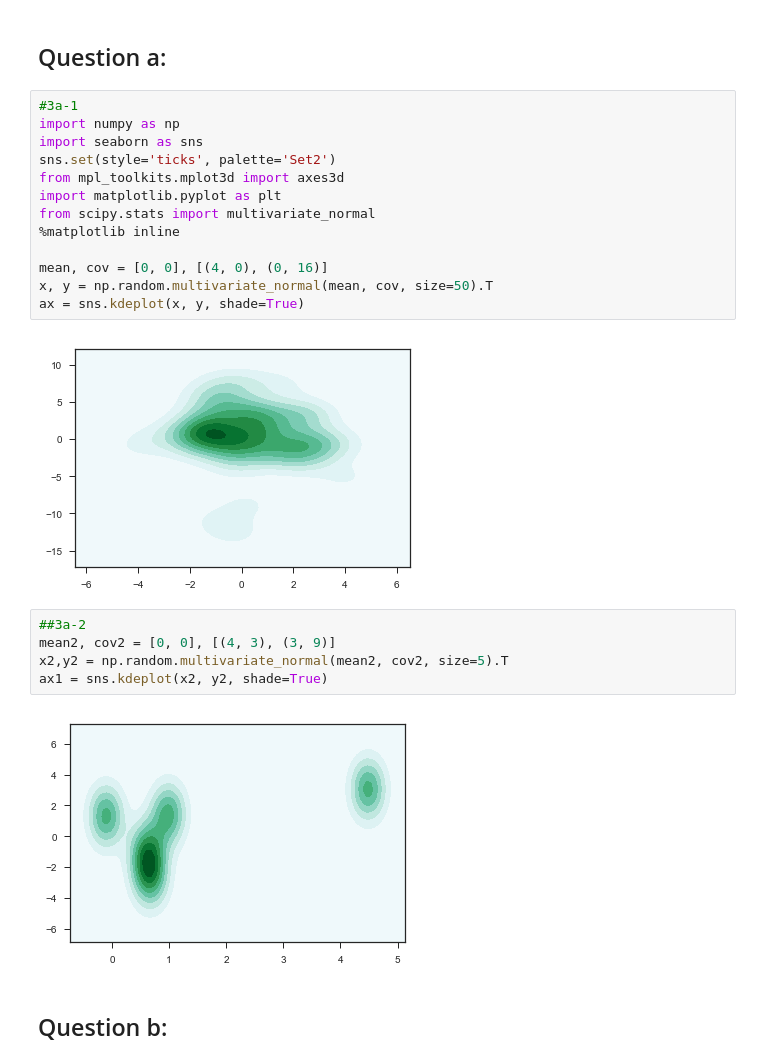
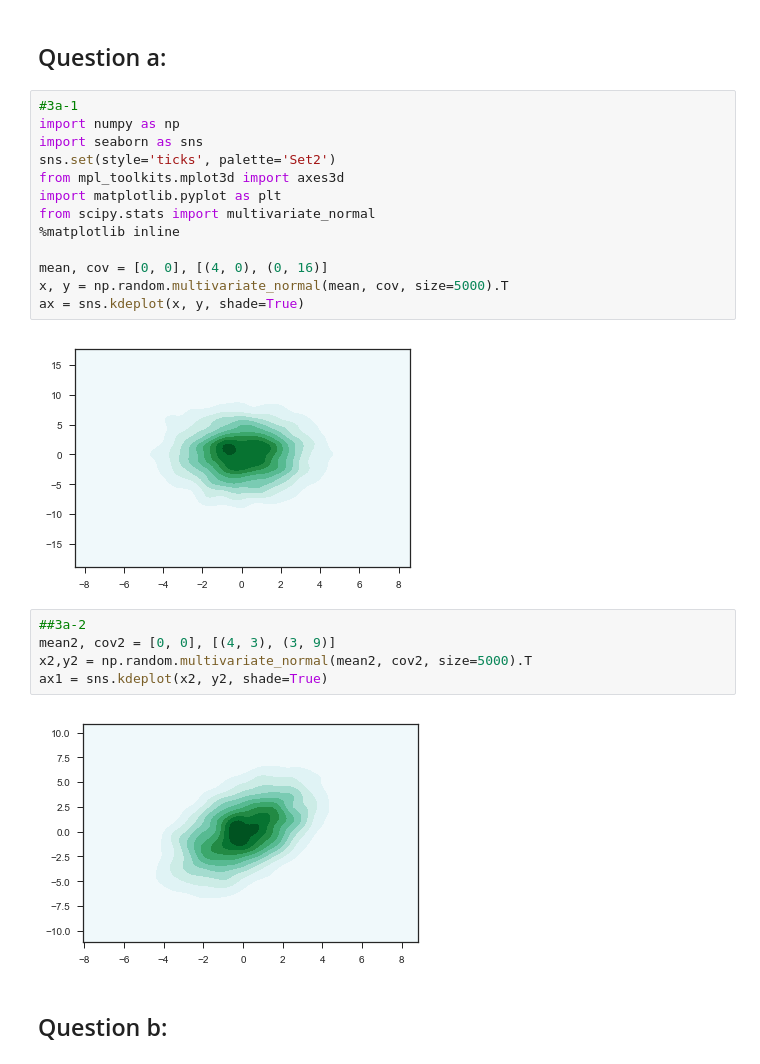
Before and after one commit to alexedinburgh/DM, a Jupyter notebook: HW1/HW1.ipynb, the cells around one changed output. Saved outputs shown, nothing was run; the diff lists cells and outputs as text.

Commit message:
change the size of sample

```diff
--- a/HW1/HW1.ipynb
+++ b/HW1/HW1.ipynb
@@ -86,17 +86,17 @@ from scipy.stats import multivariate_normal
 %matplotlib inline
 
 mean, cov = [0, 0], [(4, 0), (0, 16)]
-x, y = np.random.multivariate_normal(mean, cov, size=50).T
+x, y = np.random.multivariate_normal(mean, cov, size=5000).T
 ax = sns.kdeplot(x, y, shade=True)
 # %% [output]
-[figure, old version]
+[figure, new version]
 # %%
 ##3a-2
 mean2, cov2 = [0, 0], [(4, 3), (3, 9)]
-x2,y2 = np.random.multivariate_normal(mean2, cov2, size=5).T
+x2,y2 = np.random.multivariate_normal(mean2, cov2, size=5000).T
 ax1 = sns.kdeplot(x2, y2, shade=True)
 # %% [output]
-[figure, old version]
+[figure, new version]
 # %% [markdown]
 ## Question b:
 # %%
```
Also changed, not shown: parts of 1 cell of this notebook.
